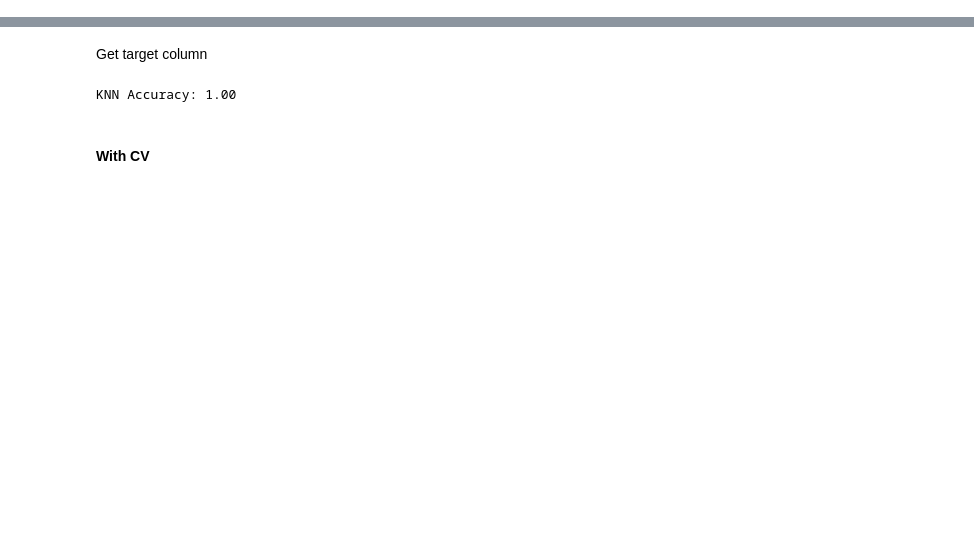
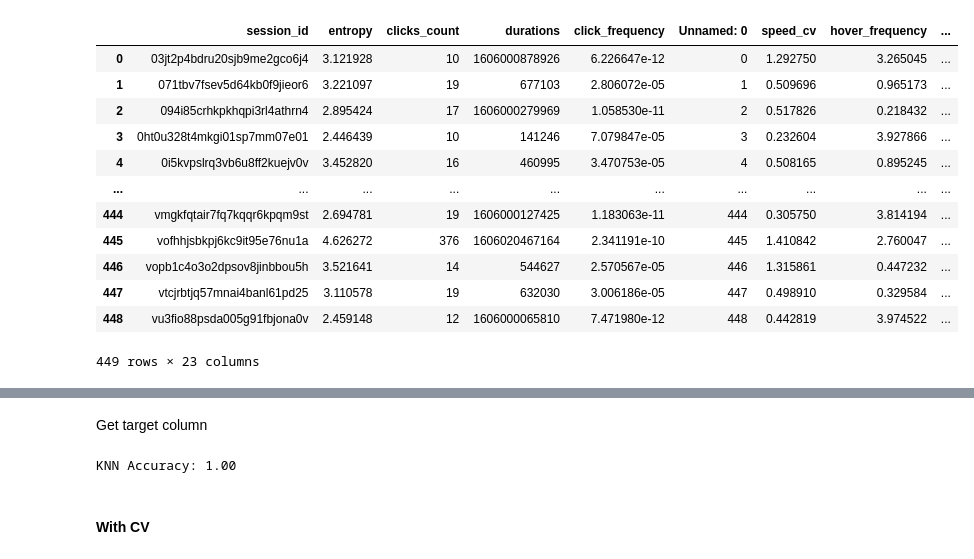
Before and after one commit to cherrydrunk/DSA4263-automated-fraud, a Jupyter notebook: notebooks/KNN_test_2.ipynb, the cells around one changed output, grey strips where cells are left out. Cells and saved outputs as stored; diff of their text form; code cells hidden in the pictures; blank space fills up the shorter version.

```diff
--- a/notebooks/KNN_test_2.ipynb
+++ b/notebooks/KNN_test_2.ipynb
@@ -10,8 +11,25 @@ from sklearn.model_selection import KFold, cross_val_score
 # %%
 # load resampled dataset
-
+data = pd.read_csv('../data/processed/data.csv')
+data = data.drop(columns='Unnamed: 0')
 resampled = pd.read_csv('../data/processed/oversampled.csv')
 resampled = resampled.drop(columns='Unnamed: 0')
+# %%
+data
+# %% [output]
+|  | session_id | entropy | clicks_count | durations | click_frequency | Unnamed: 0 | speed_cv | hover_frequency | ... |
+| 0 | 03jt2p4bdru20sjb9me2gco6j4 | 3.121928 | 10 | 1606000878926 | 6.226647e-12 | 0 | 1.292750 | 3.265045 | ... |
+| 1 | 071tbv7fsev5d64kb0f9jieor6 | 3.221097 | 19 | 677103 | 2.806072e-05 | 1 | 0.509696 | 0.965173 | ... |
+| 2 | 094i85crhkpkhqpi3rl4athrn4 | 2.895424 | 17 | 1606000279969 | 1.058530e-11 | 2 | 0.517826 | 0.218432 | ... |
+| 3 | 0ht0u328t4mkgi01sp7mm07e01 | 2.446439 | 10 | 141246 | 7.079847e-05 | 3 | 0.232604 | 3.927866 | ... |
+| 4 | 0i5kvpslrq3vb6u8ff2kuejv0v | 3.452820 | 16 | 460995 | 3.470753e-05 | 4 | 0.508165 | 0.895245 | ... |
+| ... | ... | ... | ... | ... | ... | ... | ... | ... | ... |
+| 444 | vmgkfqtair7fq7kqqr6kpqm9st | 2.694781 | 19 | 1606000127425 | 1.183063e-11 | 444 | 0.305750 | 3.814194 | ... |
+| 445 | vofhhjsbkpj6kc9it95e76nu1a | 4.626272 | 376 | 1606020467164 | 2.341191e-10 | 445 | 1.410842 | 2.760047 | ... |
+| 446 | vopb1c4o3o2dpsov8jinbbou5h | 3.521641 | 14 | 544627 | 2.570567e-05 | 446 | 1.315861 | 0.447232 | ... |
+| 447 | vtcjrbtjq57mnai4banl61pd25 | 3.110578 | 19 | 632030 | 3.006186e-05 | 447 | 0.498910 | 0.329584 | ... |
+| 448 | vu3fio88psda005g91fbjona0v | 2.459148 | 12 | 1606000065810 | 7.471980e-12 | 448 | 0.442819 | 3.974522 | ... |
+449 rows × 23 columns
 # %%
 resampled
 # %% [output]
```
Also changed, not shown: parts of 5 cells of this notebook, 5 other files.
